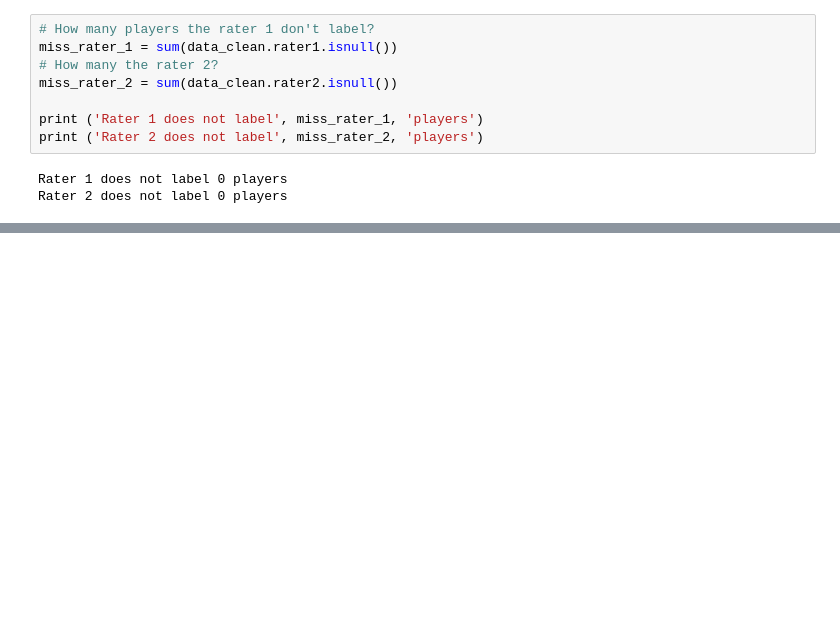
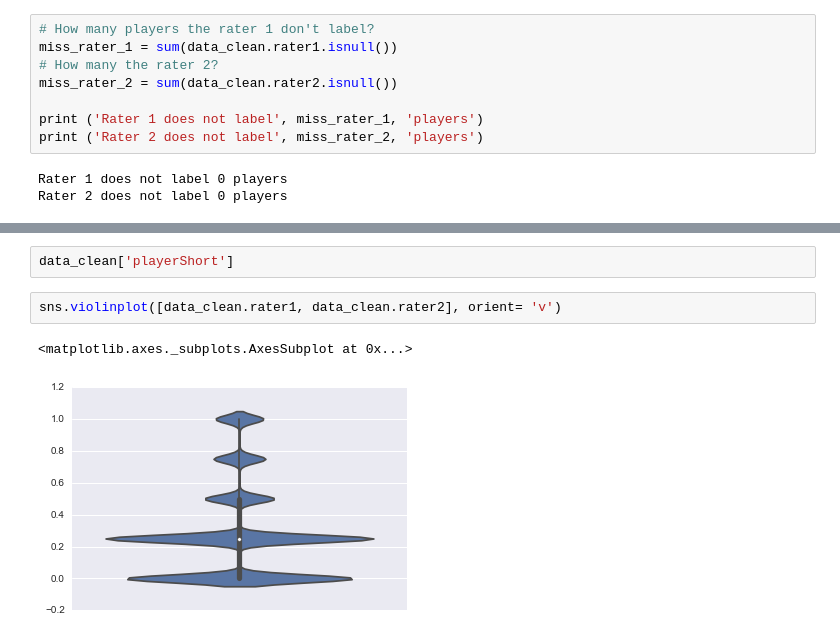
Before and after one commit to CriMenghini/ADA_Homeworks, a Jupyter notebook: Homework_4/Hw_4.ipynb, the cells around one changed output, grey strips where cells are left out. Cells and saved outputs as stored; diff of their text form; blank space fills up the shorter version.

```diff
--- a/Homework_4/Hw_4.ipynb
+++ b/Homework_4/Hw_4.ipynb
@@ -78,0 +58,7 @@ data_clean[data_clean.leagueCountry == 'Spain']
+# %%
+data_clean['playerShort']
+# %%
+sns.violinplot([data_clean.rater1, data_clean.rater2], orient= 'v')
+# %% [output]
+<matplotlib.axes._subplots.AxesSubplot at 0x...>
+[figure, added]
```
Also changed, not shown: parts of 5 cells of this notebook.
